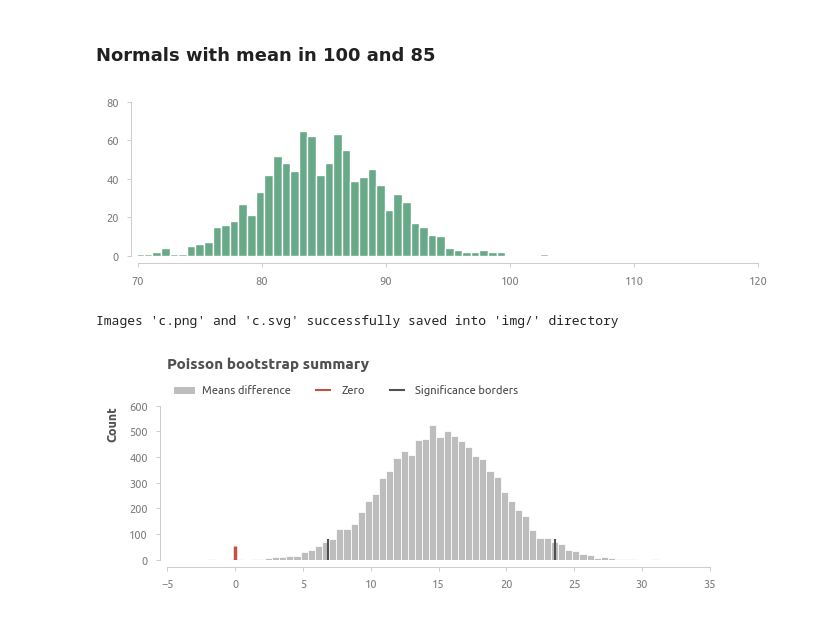
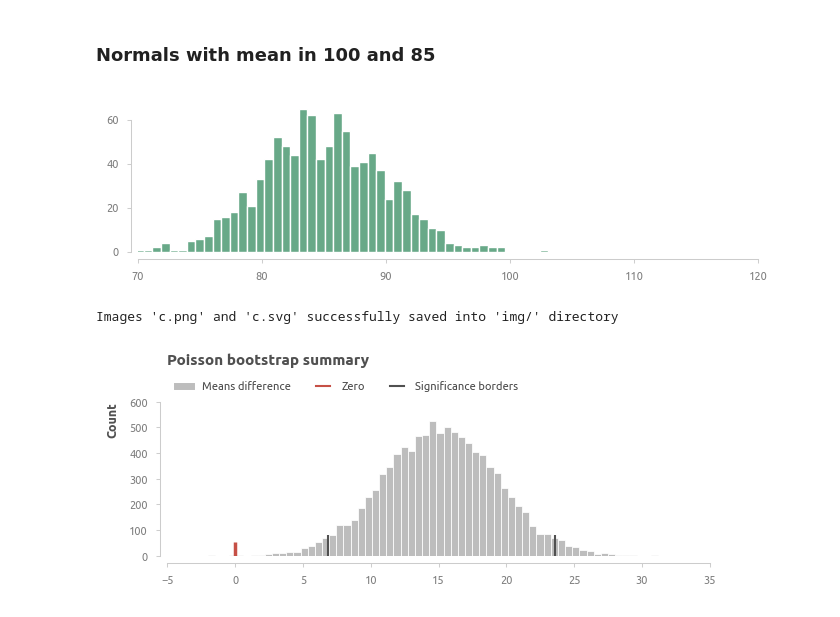
Before and after one commit to achasovsky/poisson_bootstrap, a Jupyter notebook: poisson_bootstrap.ipynb, the cells around one changed output. Drawn from its saved outputs; the diff is of its cells as text; code cells hidden in the pictures.

```diff
--- a/poisson_bootstrap.ipynb
+++ b/poisson_bootstrap.ipynb
@@ -64,12 +65,13 @@ c = np.random.normal(85, 5, 1000)
 # %%
 fig = plt.figure(figsize=(8, 2))
 plt.hist(c, bins=50, color=alpha_color(palette[3], 0.85));
 plt.xlim(70, 120)
-axis_rstyle()
+plt.ylim(0, 70)
+axis_rstyle(yticks=[0, 60])
 plt.show()
 savefig('c', dir=dir_save_img)
 # %% [output]
-[figure, old version]
+[figure, new version]
 Images 'c.png' and 'c.svg' successfully saved into 'img/' directory
 # %%
 test_poisson_bootstrap(
```
Also changed, not shown: parts of 4 cells of this notebook, 10 other files.
